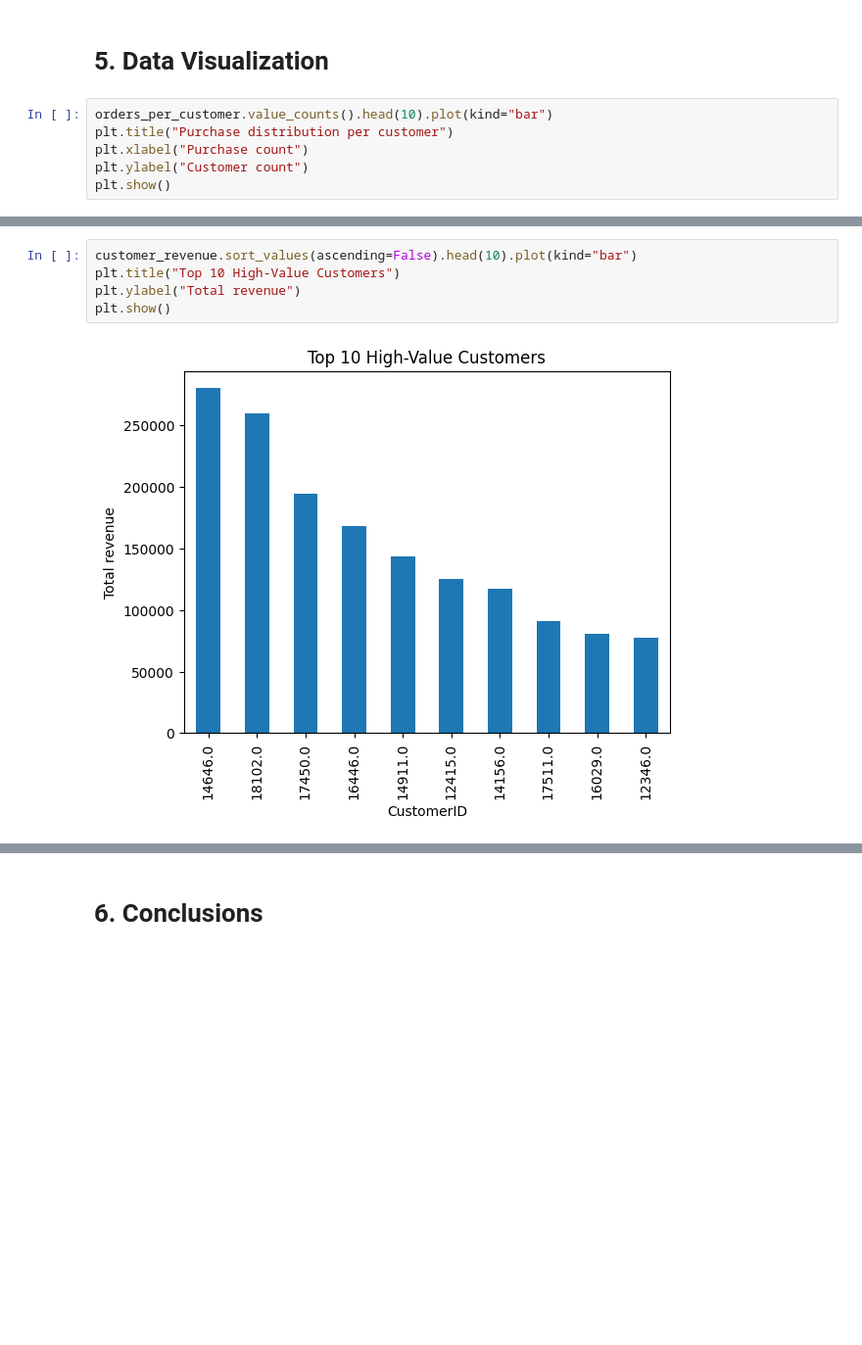
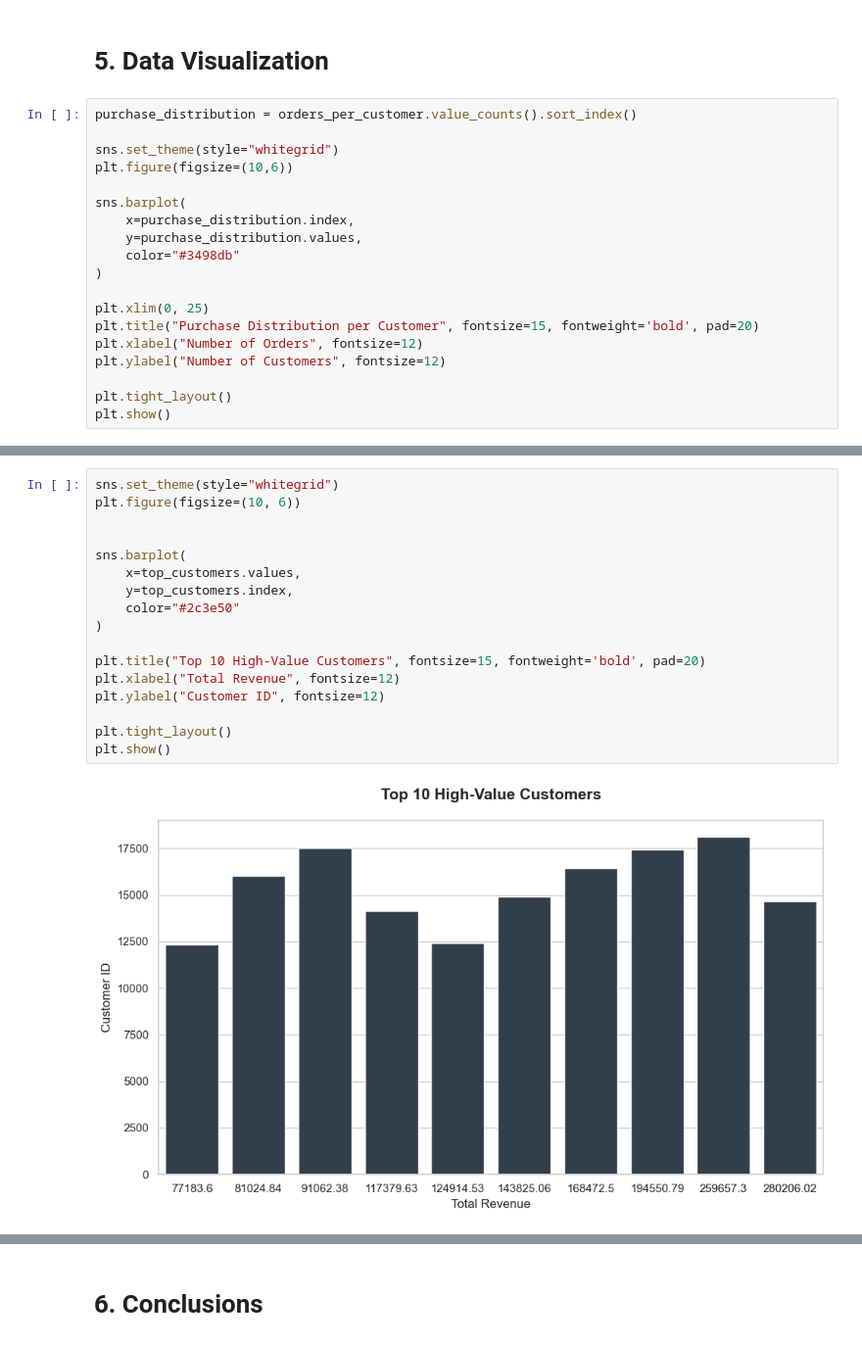
Before and after one commit to EricaRoviello/retail-data-analysis, a Jupyter notebook: analysis2.ipynb, the cells around one changed output, grey strips where cells are left out. Shown at 98% size. Saved outputs shown, nothing was run; the diff lists cells and outputs as text; blank space fills up the shorter version.

```diff
--- a/analysis2.ipynb
+++ b/analysis2.ipynb
@@ -213,9 +224,22 @@ Name: TotalPrice, dtype: float64
 # %% [markdown]
 # 5. Data Visualization
 # %%
-orders_per_customer.value_counts().head(10).plot(kind="bar")
-plt.title("Purchase distribution per customer")
-plt.xlabel("Purchase count")
-plt.ylabel("Customer count")
+purchase_distribution = orders_per_customer.value_counts().sort_index()
+
+sns.set_theme(style="whitegrid")
+plt.figure(figsize=(10,6))
+
+sns.barplot(
+    x=purchase_distribution.index,
+    y=purchase_distribution.values,
+    color="#3498db"
+)
+
+plt.xlim(0, 25)
+plt.title("Purchase Distribution per Customer", fontsize=15, fontweight='bold', pad=20)
+plt.xlabel("Number of Orders", fontsize=12)
+plt.ylabel("Number of Customers", fontsize=12)
+
+plt.tight_layout()
 plt.show()
 # %% [output]
@@ -223,8 +247,20 @@ plt.show()
 # %%
-customer_revenue.sort_values(ascending=False).head(10).plot(kind="bar")
-plt.title("Top 10 High-Value Customers")
-plt.ylabel("Total revenue")
+sns.set_theme(style="whitegrid")
+plt.figure(figsize=(10, 6))
+
+
+sns.barplot(
+    x=top_customers.values,
+    y=top_customers.index,
+    color="#2c3e50"
+)
+
+plt.title("Top 10 High-Value Customers", fontsize=15, fontweight='bold', pad=20)
+plt.xlabel("Total Revenue", fontsize=12)
+plt.ylabel("Customer ID", fontsize=12)
+
+plt.tight_layout()
 plt.show()
 # %% [output]
-[figure, old version]
+[figure, new version]
 # %%
```
Also changed, not shown: parts of 11 cells of this notebook.
